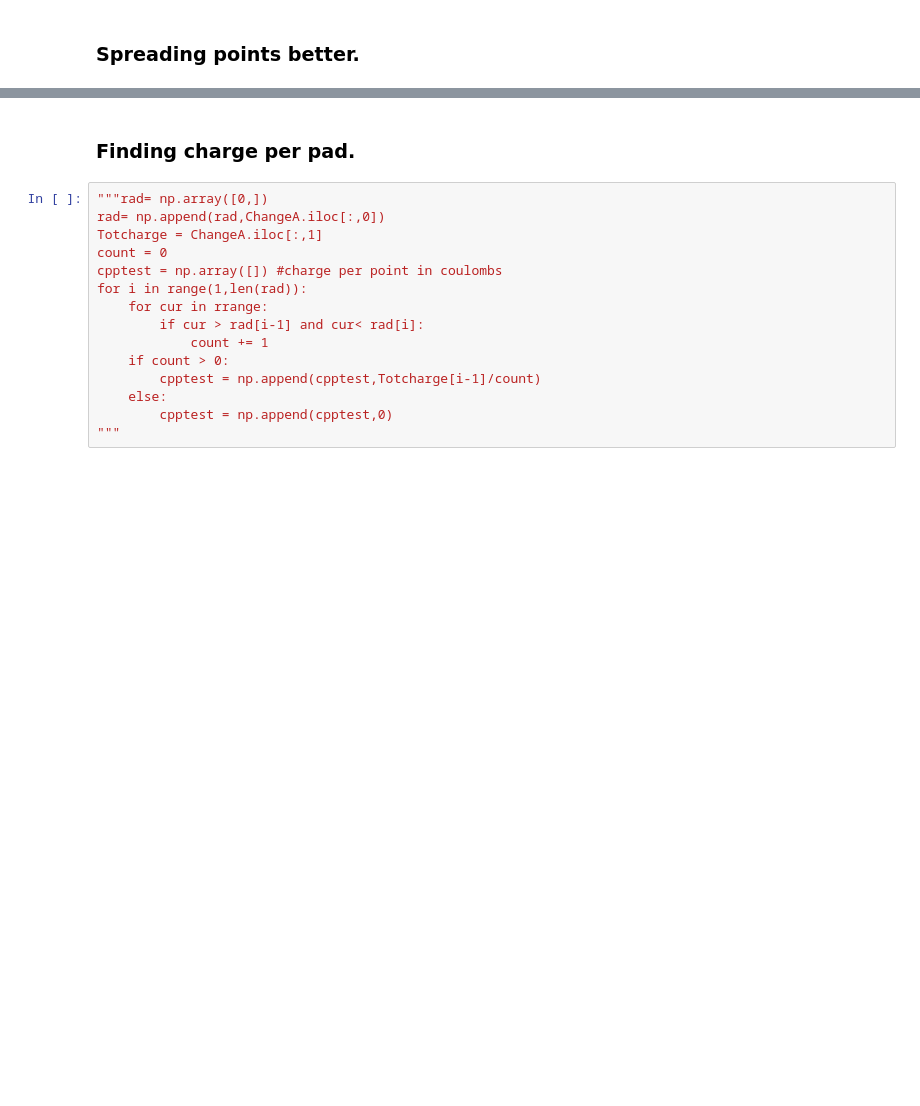
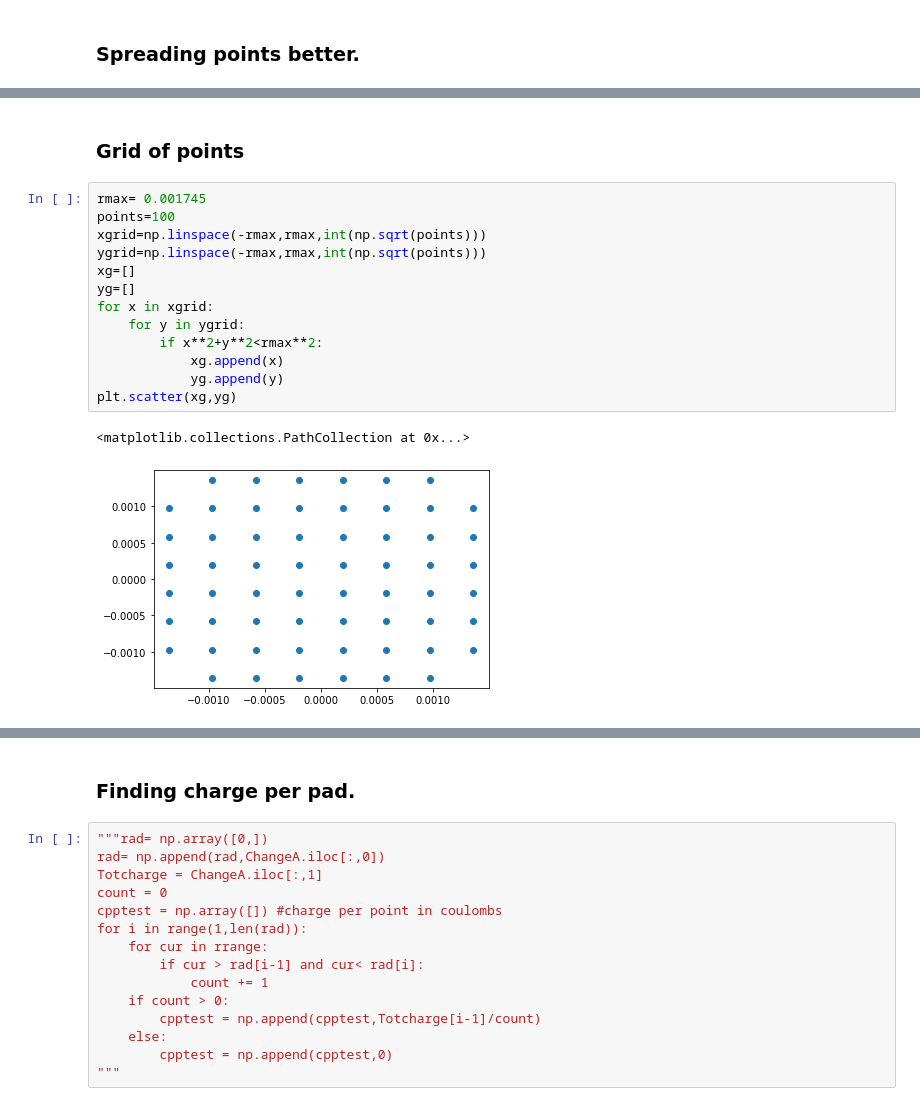
Before and after one commit to AriAtari/ChargeSeparation, a Jupyter notebook: Changing_radii.ipynb, the cells around one changed output, grey strips where cells are left out. Cells and saved outputs as stored; diff of their text form; blank space fills up the shorter version.

```diff
--- a/Changing_radii.ipynb
+++ b/Changing_radii.ipynb
@@ -552,0 +554,18 @@ plt.scatter(electronpos[0],electronpos[1],color="r",marker="*",lw=4)
+# %% [markdown]
+### Grid of points
+# %%
+rmax= 0.001745
+points=100
+xgrid=np.linspace(-rmax,rmax,int(np.sqrt(points)))
+ygrid=np.linspace(-rmax,rmax,int(np.sqrt(points)))
+xg=[]
+yg=[]
+for x in xgrid:
+    for y in ygrid:
+        if x**2+y**2<rmax**2:
+            xg.append(x)
+            yg.append(y)
+plt.scatter(xg,yg)
+# %% [output]
+<matplotlib.collections.PathCollection at 0x...>
+[figure, added]
```
Also changed, not shown: parts of 13 cells of this notebook.
